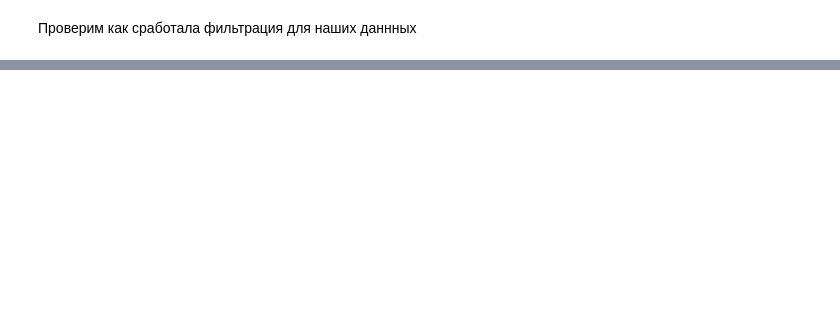
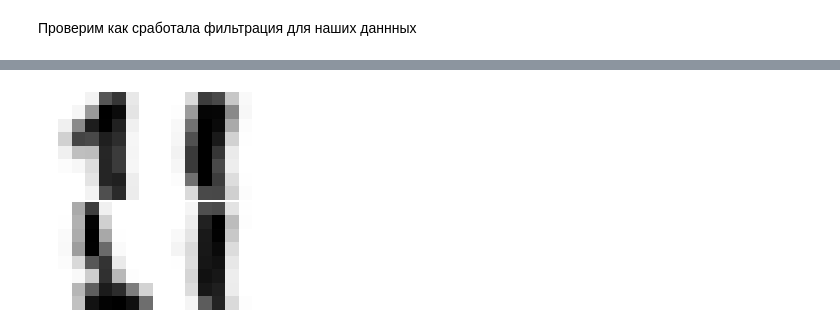
Before and after one commit to VsevolodKozlov-git/mnist-generation-experiments, a Jupyter notebook: main.ipynb, the cells around one changed output, grey strips where cells are left out. Drawn from its saved outputs; the diff is of its cells as text; code cells hidden in the pictures; blank space fills up the shorter version.

```diff
--- a/main.ipynb
+++ b/main.ipynb
@@ -146,0 +188,4 @@ placeholder(0.3)
+# %%
+display_ones_centroids(4)
+# %% [output]
+[figure, added]
```
Also changed, not shown: parts of 31 cells of this notebook, 1 other file.
